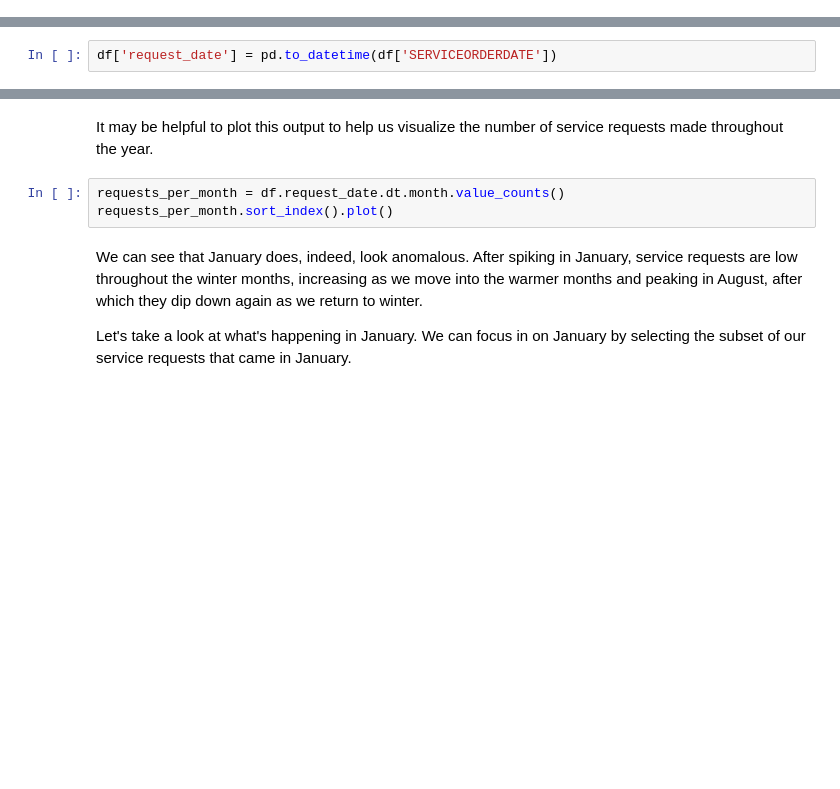
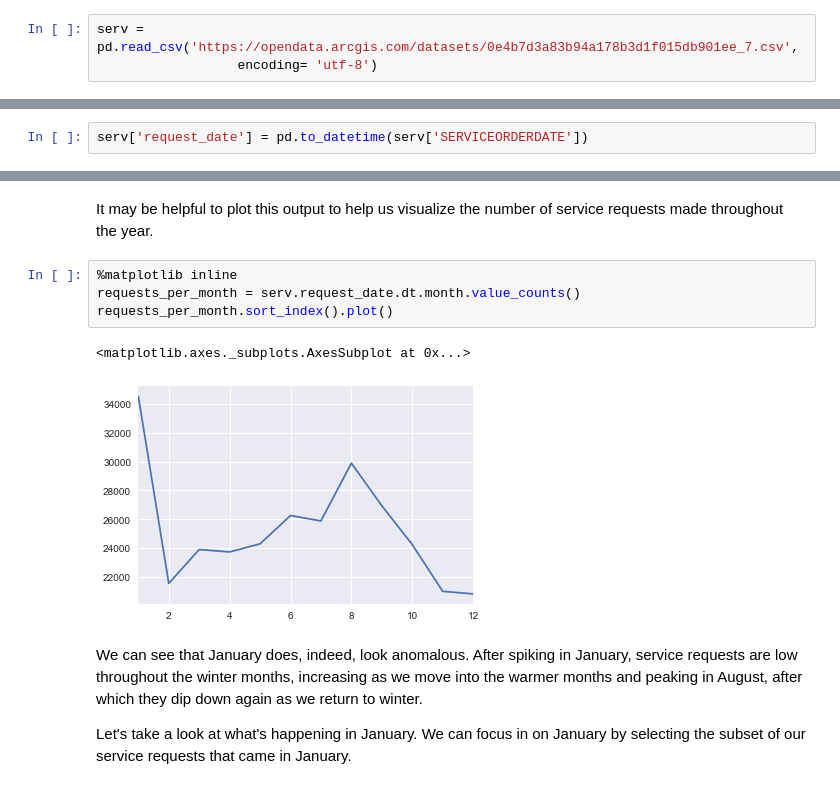
Before and after one commit to dspp-gwu/assignment-03-data-viz-CLandauGWU, a Jupyter notebook: lesson_03.ipynb, the cells around one changed output, grey strips where cells are left out. Drawn from its saved outputs; the diff is of its cells as text; blank space fills up the shorter version.

```diff
--- a/lesson_03.ipynb
+++ b/lesson_03.ipynb
@@ -12,6 +17,9 @@ Import each of the packages mentioned above.
 ## Exercise 2
 
 Import the 2016 City Service Request data we used in lesson 2. Use the os package to set the working directory.
+# %%
+serv = pd.read_csv('https://opendata.arcgis.com/datasets/0e4b7d3a83b94a178b3d1f015db901ee_7.csv',
+                  encoding= 'utf-8')
 # %% [markdown]
 ## Exercise 3
 
@@ -23,7 +61,7 @@ However, we CAN turn them in to datetime types using Pandas's nifty datetime com
 
 Let's begin by converting the service order date into a new datetime column in our DataFrame called "request_date".
 # %%
-df['request_date'] = pd.to_datetime(df['SERVICEORDERDATE'])
+serv['request_date'] = pd.to_datetime(serv['SERVICEORDERDATE'])
 # %% [markdown]
 With any datetime object, we can use dt to pull the particulare date time that we're interested in.
 
@@ -39,8 +105,12 @@ df.request_date.dt.month.value_counts().sort_index()
 # %% [markdown]
 It may be helpful to plot this output to help us visualize the number of service requests made throughout the year.
 # %%
-requests_per_month = df.request_date.dt.month.value_counts()
+%matplotlib inline
+requests_per_month = serv.request_date.dt.month.value_counts()
 requests_per_month.sort_index().plot()
+# %% [output]
+<matplotlib.axes._subplots.AxesSubplot at 0x...>
+[figure, added]
 # %% [markdown]
 We can see that January does, indeed, look anomalous. After spiking in January, service requests are low throughout the winter months, increasing as we move into the warmer months and peaking in August, after which they dip down again as we return to winter.
 
```
Also changed, not shown: parts of 21 cells of this notebook.
